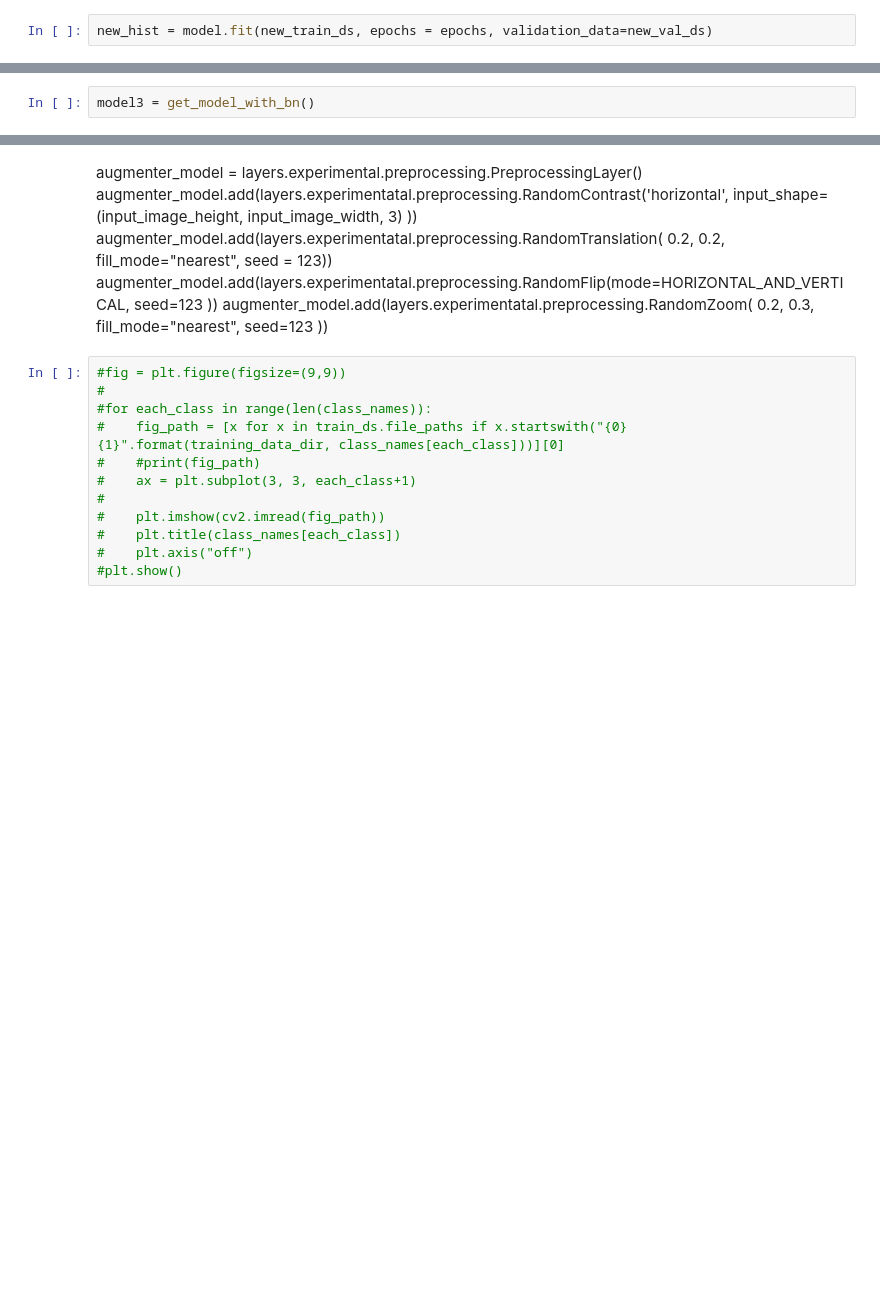
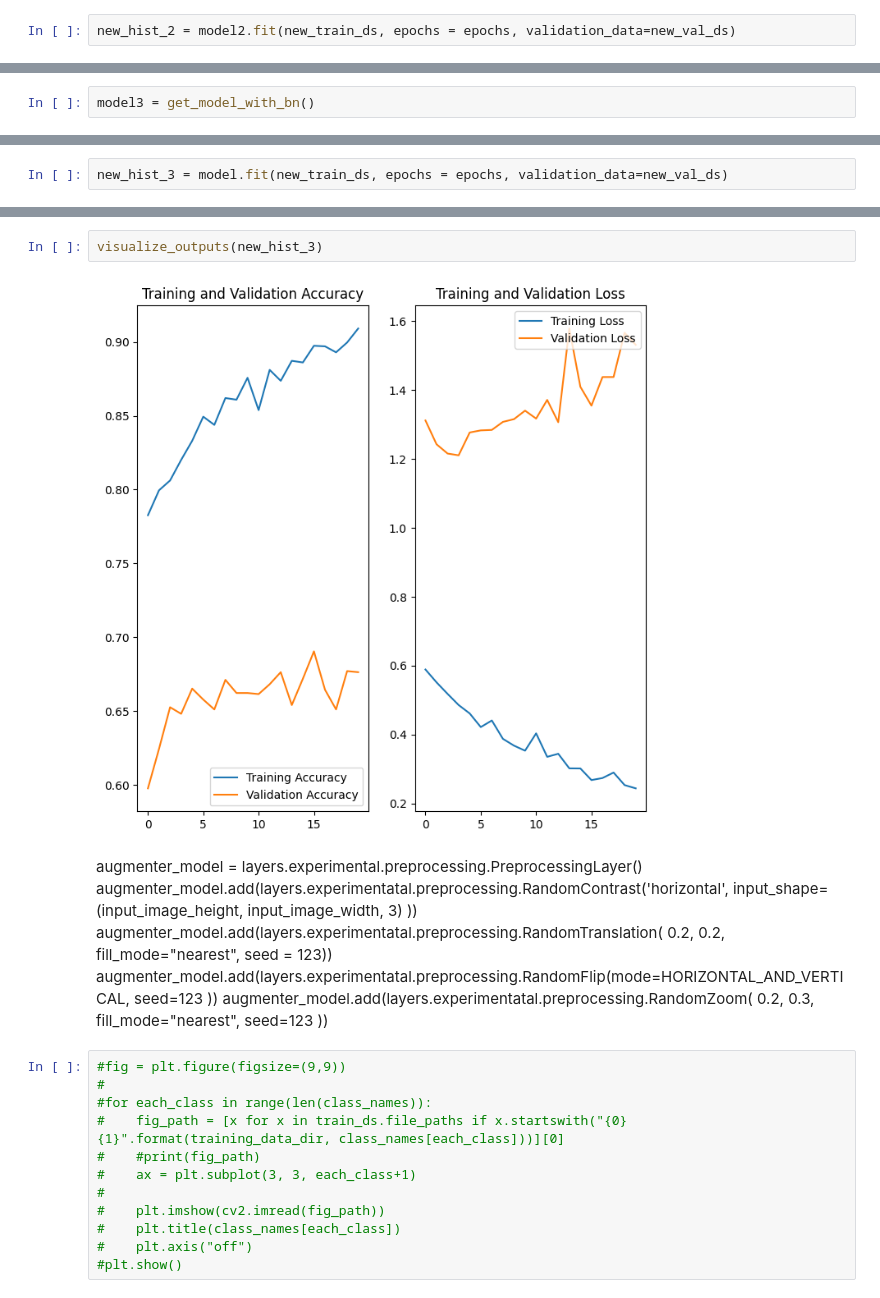
Before and after one commit to Vasista-Eranki/MelanomaDetectionAssignment, a Jupyter notebook: Melanoma_Detection_Assignment_SatyaKrishnaVasista.ipynb, the cells around one changed output, grey strips where cells are left out. Drawn from its saved outputs; the diff is of its cells as text; blank space fills up the shorter version.

Commit message:
Fit - Model 3. Accuracy has improved but, model is showing Overfitting

```diff
--- a/Melanoma_Detection_Assignment_SatyaKrishnaVasista.ipynb
+++ b/Melanoma_Detection_Assignment_SatyaKrishnaVasista.ipynb
@@ -483,7 +483,7 @@ model2.compile(optimizer=optimizer,
                loss='categorical_crossentropy',
                metrics=['accuracy'])
 # %%
-new_hist = model.fit(new_train_ds, epochs = epochs, validation_data=new_val_ds)
+new_hist_2 = model2.fit(new_train_ds, epochs = epochs, validation_data=new_val_ds)
 # %% [output]
 Epoch 1/20
 169/169 [==============================] - 791s 5s/step - loss: 2.1478 - accuracy: 0.1725 - val_loss: 2.0876 - val_accuracy: 0.2361
@@ -535,0 +563,2 @@ model3 = get_model_with_bn()
+# %%
+new_hist_3 = model.fit(new_train_ds, epochs = epochs, validation_data=new_val_ds)
@@ -536,3 +583,7 @@ model3 = get_model_with_bn()
+# %%
+visualize_outputs(new_hist_3)
+# %% [output]
+[figure, added]
 # %% [markdown]
 augmenter_model = layers.experimental.preprocessing.PreprocessingLayer()
 augmenter_model.add(layers.experimentatal.preprocessing.RandomContrast('horizontal', input_shape=(input_image_height, input_image_width, 3) ))
```
Also changed, not shown: parts of 5 cells of this notebook.
